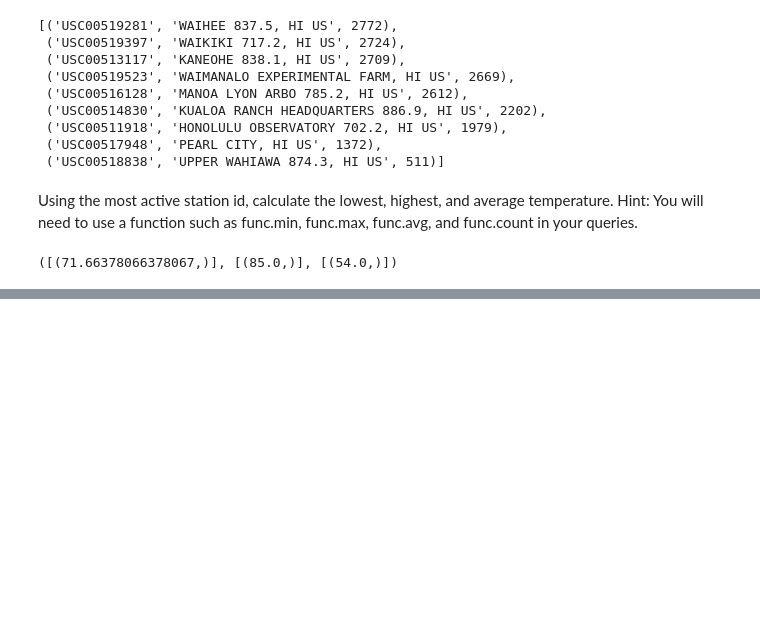
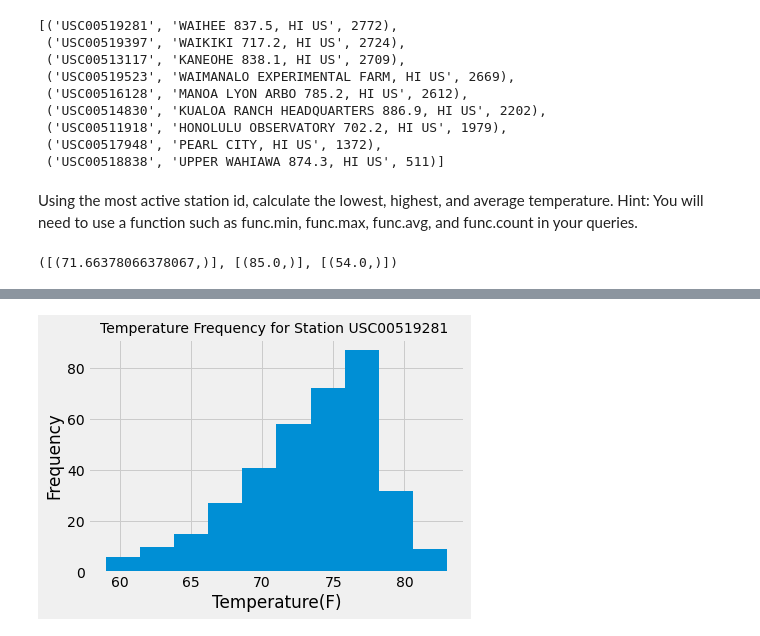
Before and after one commit to rhinoback/SQLAlchemy_challenge_10, a Jupyter notebook: SQL_Alchemy_Final.ipynb, the cells around one changed output, grey strips where cells are left out. Cells and saved outputs as stored; diff of their text form; code cells hidden in the pictures; blank space fills up the shorter version.

```diff
--- a/SQL_Alchemy_Final.ipynb
+++ b/SQL_Alchemy_Final.ipynb
@@ -468,3 +458,9 @@ min_temperature=engine.execute("Select Min(tobs) FROM measurement WHERE station
 avg_temperature, max_temperature, min_temperature
 # %% [output]
 ([(71.66378066378067,)], [(85.0,)], [(54.0,)])
+# %%
+temp_data_active=session.query(mes.date, mes.tobs).\
+filter(mes.date>='2016-08-18').filter(mes.station=='USC00519281').all()
+temp_data_active
+#data_12= session.query(mes.tobs, mes.date).filter(mes.date > '2016-08-23').all()
+#data_12
@@ -470,0 +521,3 @@ avg_temperature, max_temperature, min_temperature
+# %%
+temp_df = pd.DataFrame(temp_data_active, columns = ['Date', 'Temps'])
+temp_df
@@ -470,0 +560,8 @@ avg_temperature, max_temperature, min_temperature
+# %%
+fig_2=temp_df.hist()
+plt.xlabel('Temperature(F)')
+plt.ylabel('Frequency')
+plt.title(f'Temperature Frequency for Station USC00519281 ', size=14)
+plt.savefig("Temperature analysis.png")
+# %% [output]
+[figure, added]
```
Also changed, not shown: parts of 11 cells of this notebook.
